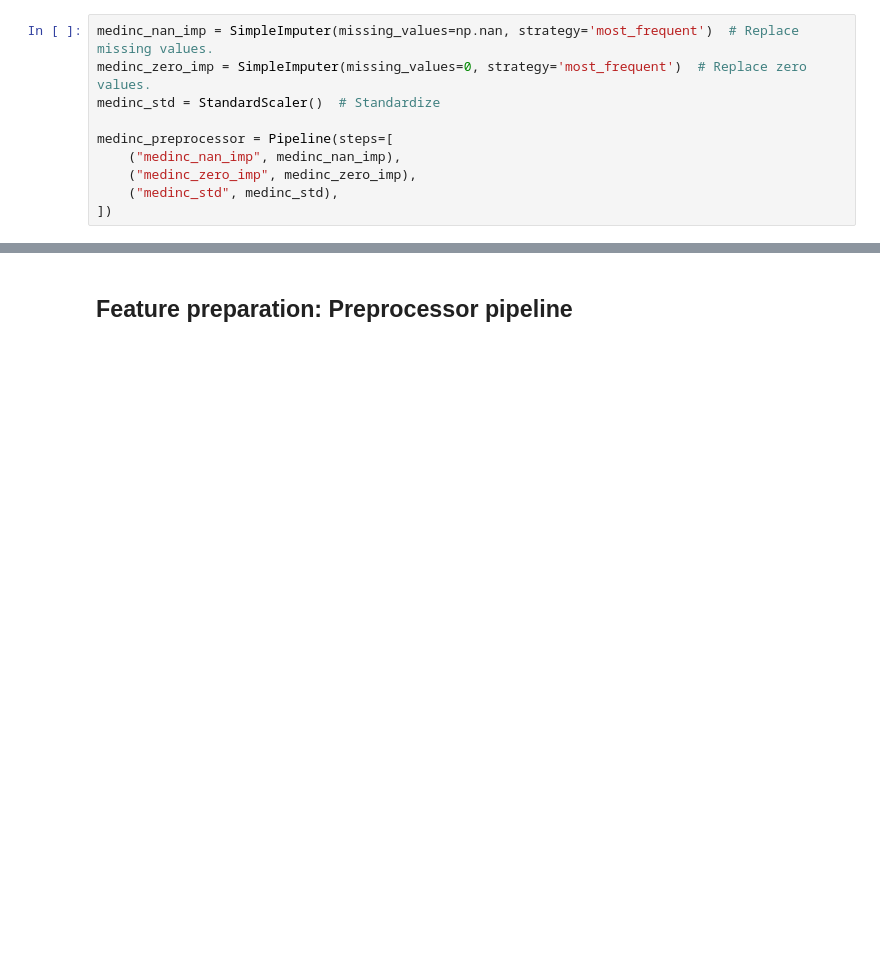
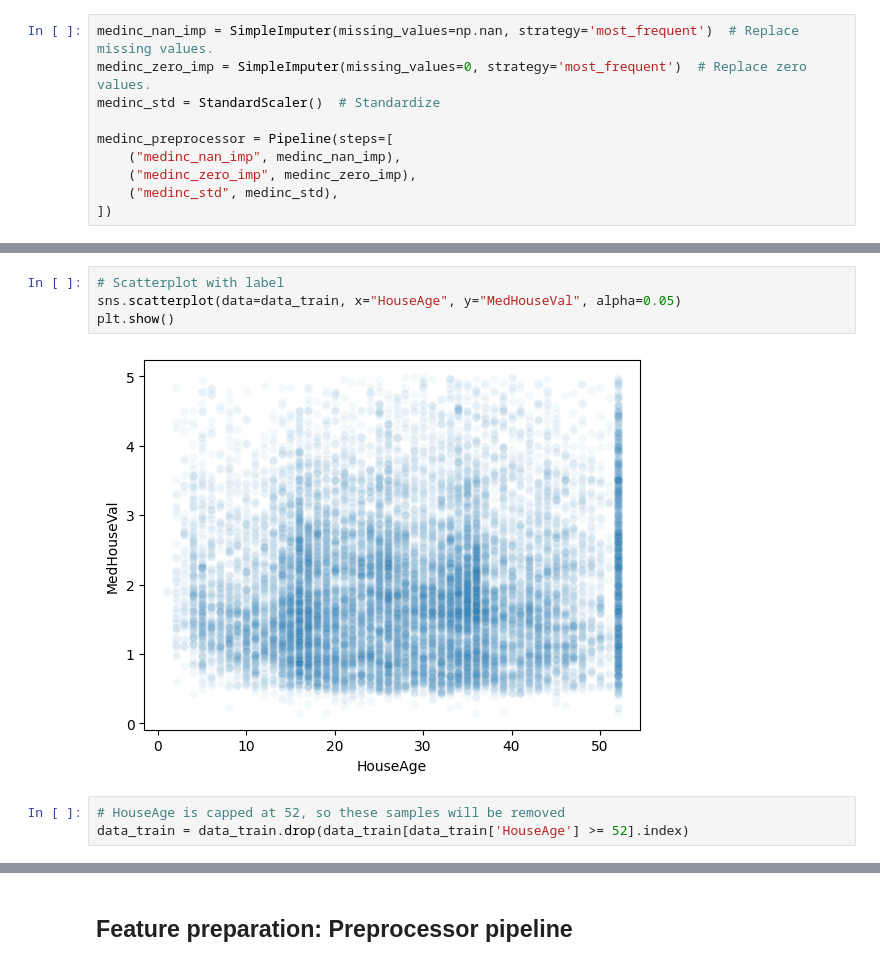
Before and after one commit to mcreutz/playground, a Jupyter notebook: data_analytics/sample_datasets/california_housing.ipynb, the cells around one changed output, grey strips where cells are left out. Saved outputs shown, nothing was run; the diff lists cells and outputs as text; blank space fills up the shorter version.

```diff
--- a/data_analytics/sample_datasets/california_housing.ipynb
+++ b/data_analytics/sample_datasets/california_housing.ipynb
@@ -145,0 +148,9 @@ medinc_preprocessor = Pipeline(steps=[
+# %%
+# Scatterplot with label
+sns.scatterplot(data=data_train, x="HouseAge", y="MedHouseVal", alpha=0.05)
+plt.show()
+# %% [output]
+[figure, added]
+# %%
+# HouseAge is capped at 52, so these samples will be removed
+data_train = data_train.drop(data_train[data_train['HouseAge'] >= 52].index)
```
Also changed, not shown: parts of 23 cells of this notebook.
